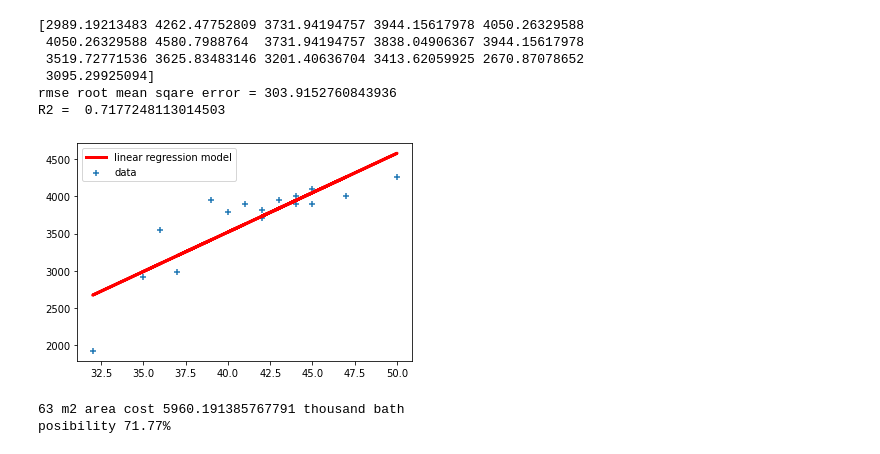
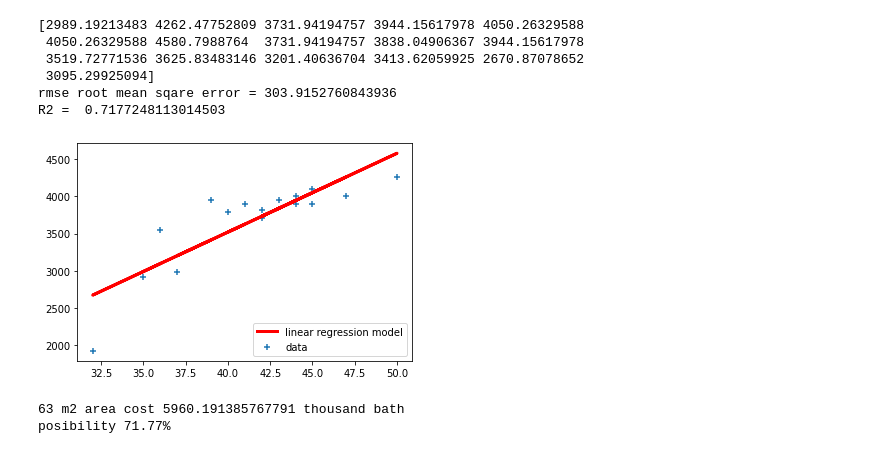
Before and after one commit to chatmethar-comp/CondoRegressionModel, a Jupyter notebook: linearCondoRegression.ipynb, the cells around one changed output. Cells and saved outputs as stored; diff of their text form; code cells hidden in the pictures.

```diff
--- a/linearCondoRegression.ipynb
+++ b/linearCondoRegression.ipynb
@@ -37,10 +39,10 @@ R2 =  0.7177248113014503
 # %%
 plt.scatter(x,y,marker= '+',label = 'data')
 plt.plot(x,y_pred,linewidth=3,color = 'r',label = 'linear regression model')
-plt.legend(loc = 'best')
+plt.legend(loc = 'lower right')
 plt.show()
 # %% [output]
-[figure, old version]
+[figure, new version]
 # %%
 data_predict = [63]
 print("63 m2 area cost",LR.predict([data_predict])[0],"thousand bath","\nposibility {:.2f}%".format(r2_score(y,y_pred)*100))
```
Also changed, not shown: parts of 9 cells of this notebook.
